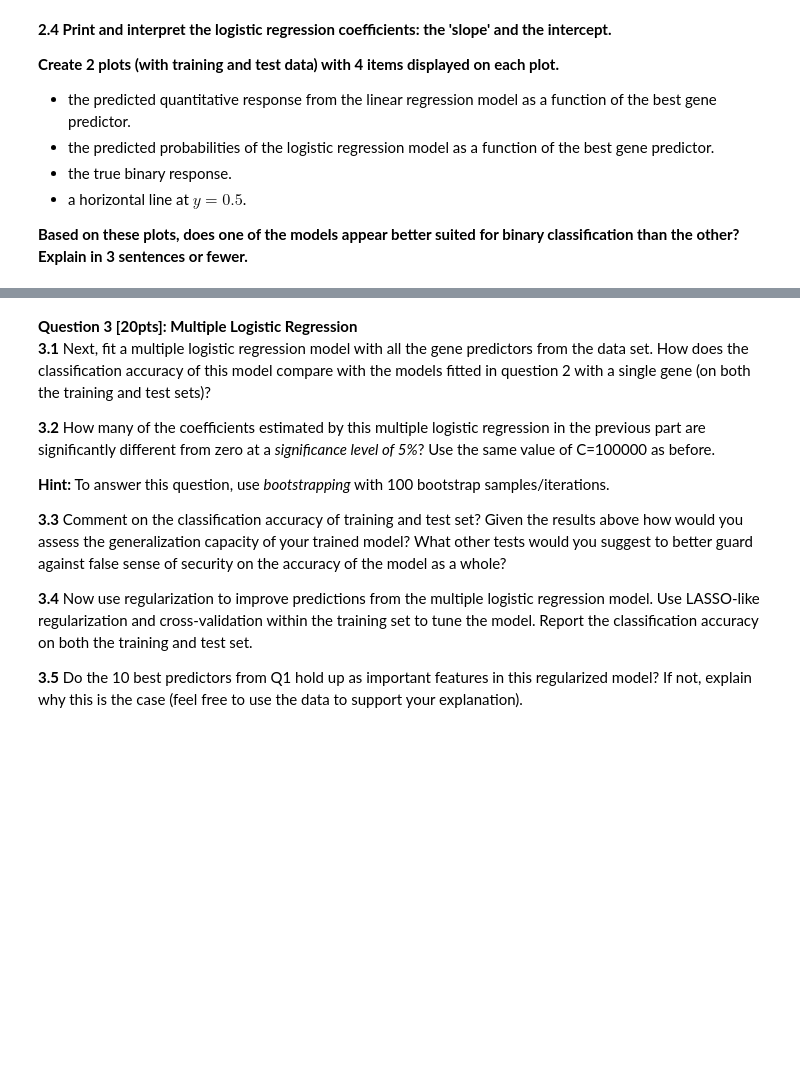
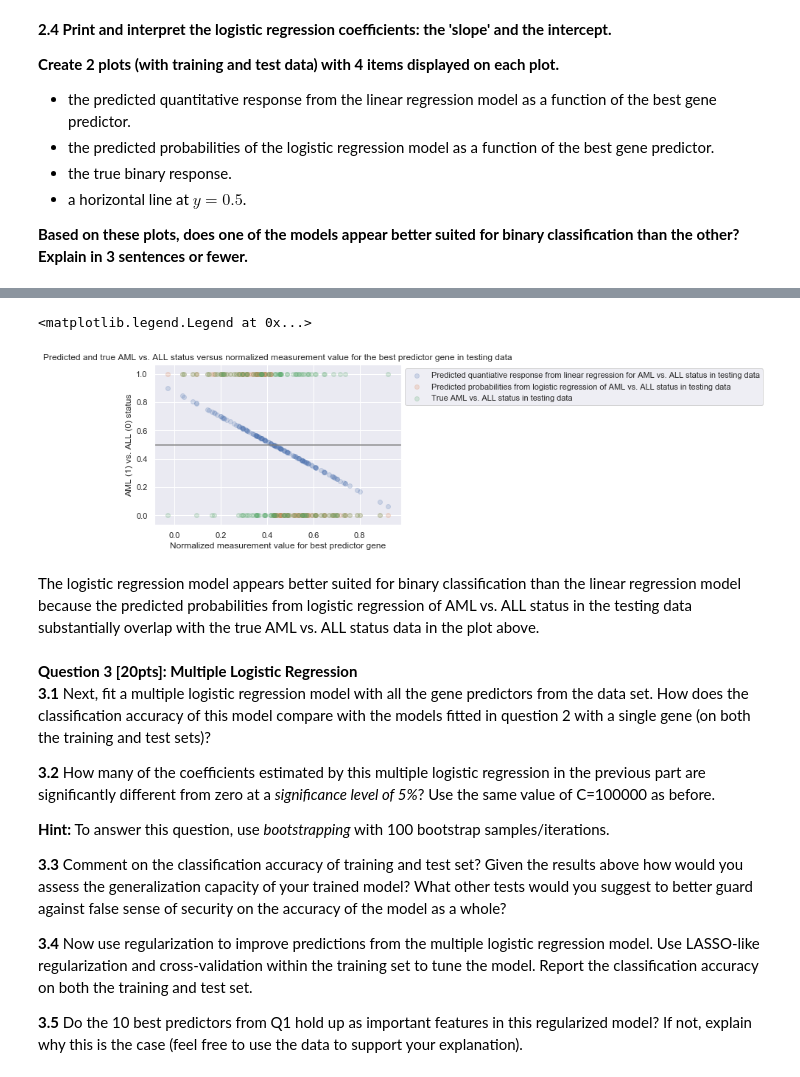
Before and after one commit to ccc255/2019-CS109A, a Jupyter notebook: cs109a_hw4/cs109a_HW4.ipynb, the cells around one changed output, grey strips where cells are left out. Saved outputs shown, nothing was run; the diff lists cells and outputs as text; code cells hidden in the pictures; blank space fills up the shorter version.

```diff
--- a/cs109a_hw4/cs109a_HW4.ipynb
+++ b/cs109a_hw4/cs109a_HW4.ipynb
@@ -209,3 +501,21 @@ Based on these plots, does one of the models appear better suited for binary cla
+# %%
+# Plot for testing data
+
+ax = plt.subplot(111)
+plt.scatter(X_test_scaled_reshape, predicted_y_test, alpha = 0.3, label = 'Predicted quantiative response from linear regression for AML vs. ALL status in testing data')
+plt.scatter(X_test_scaled_reshape, logreg_y_hat_test, alpha = 0.3, label = 'Predicted probabilities from logistic regression of AML vs. ALL status in testing data')
+plt.scatter(X_test_scaled_reshape, y_test, alpha = 0.3, label = 'True AML vs. ALL status in testing data')
+plt.axhline(0.5, color="gray")
+plt.xlabel('Normalized measurement value for best predictor gene')
+plt.ylabel('AML (1) vs. ALL (0) status')
+plt.title('Predicted and true AML vs. ALL status versus normalized measurement value for the best predictor gene in testing data')
+
+ax.legend(bbox_to_anchor=(1, 1))
+# %% [output]
+<matplotlib.legend.Legend at 0x...>
+[figure, added]
+# %% [markdown]
+The logistic regression model appears better suited for binary classification than the linear regression model because the predicted probabilities from logistic regression of AML vs. ALL status in the testing data substantially overlap with the true AML vs. ALL status data in the plot above.
 # %% [markdown]
 <div class='exercise'> <b> Question 3 [20pts]: Multiple Logistic Regression </b> </div>
 
```
Also changed, not shown: parts of 86 cells of this notebook, 8 other files.
